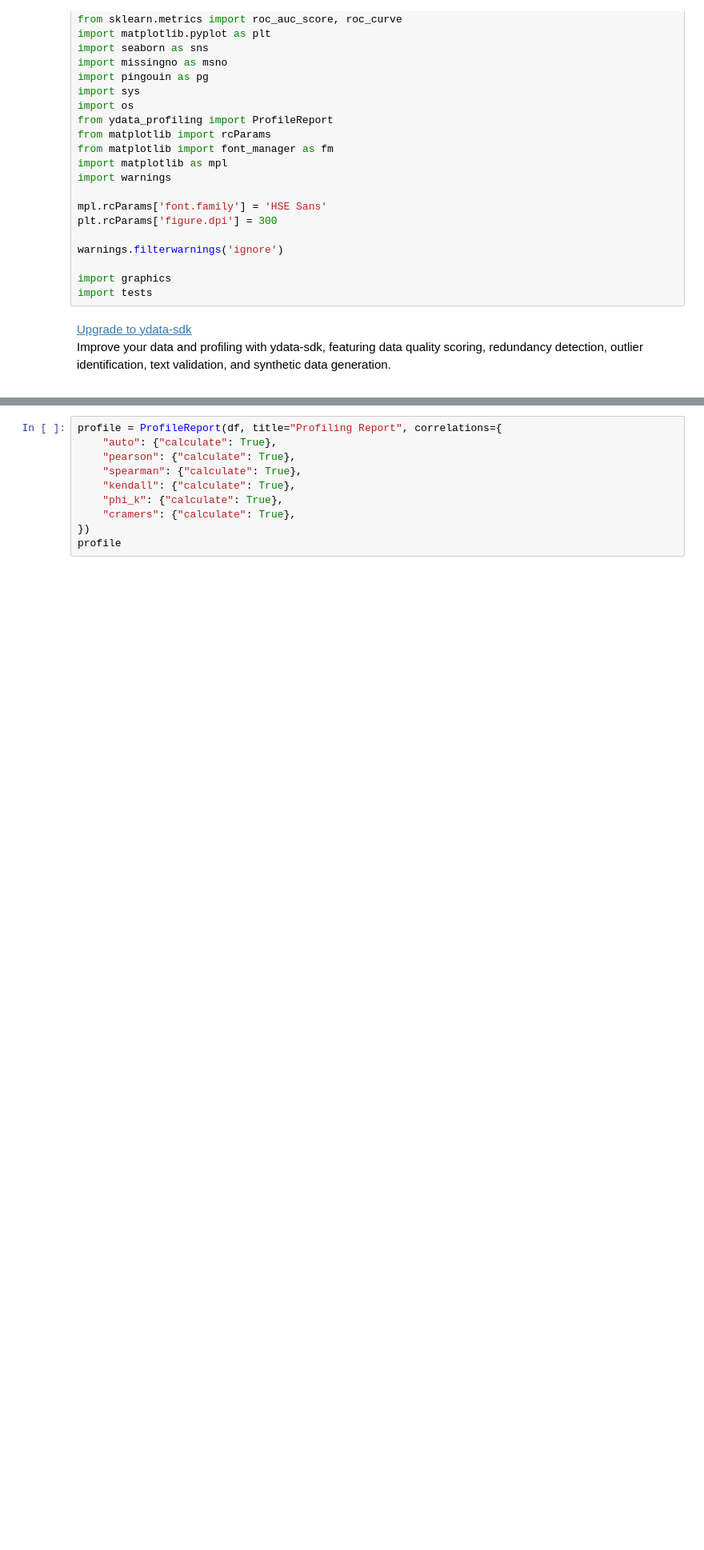
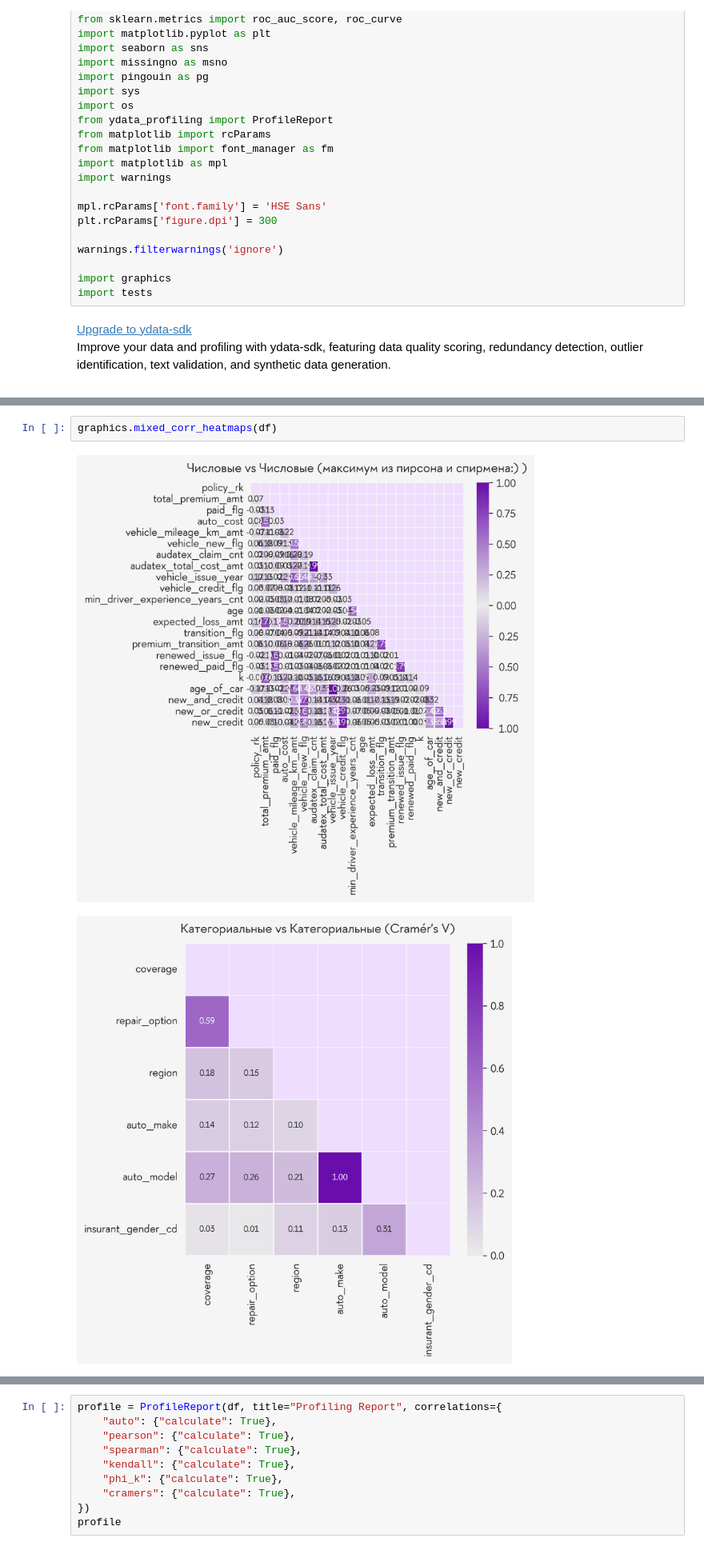
Before and after one commit to ssd2008/DANO, a Jupyter notebook: base.ipynb, the cells around one changed output, grey strips where cells are left out. Shown at 80% size. Cells and saved outputs as stored; diff of their text form; blank space fills up the shorter version.

```diff
--- a/base.ipynb
+++ b/base.ipynb
@@ -43,0 +52,5 @@ df.head(5)
+# %%
+graphics.mixed_corr_heatmaps(df)
+# %% [output]
+[figure, added]
+[figure, added]
```
Also changed, not shown: parts of 3 cells of this notebook, 1 other file.
